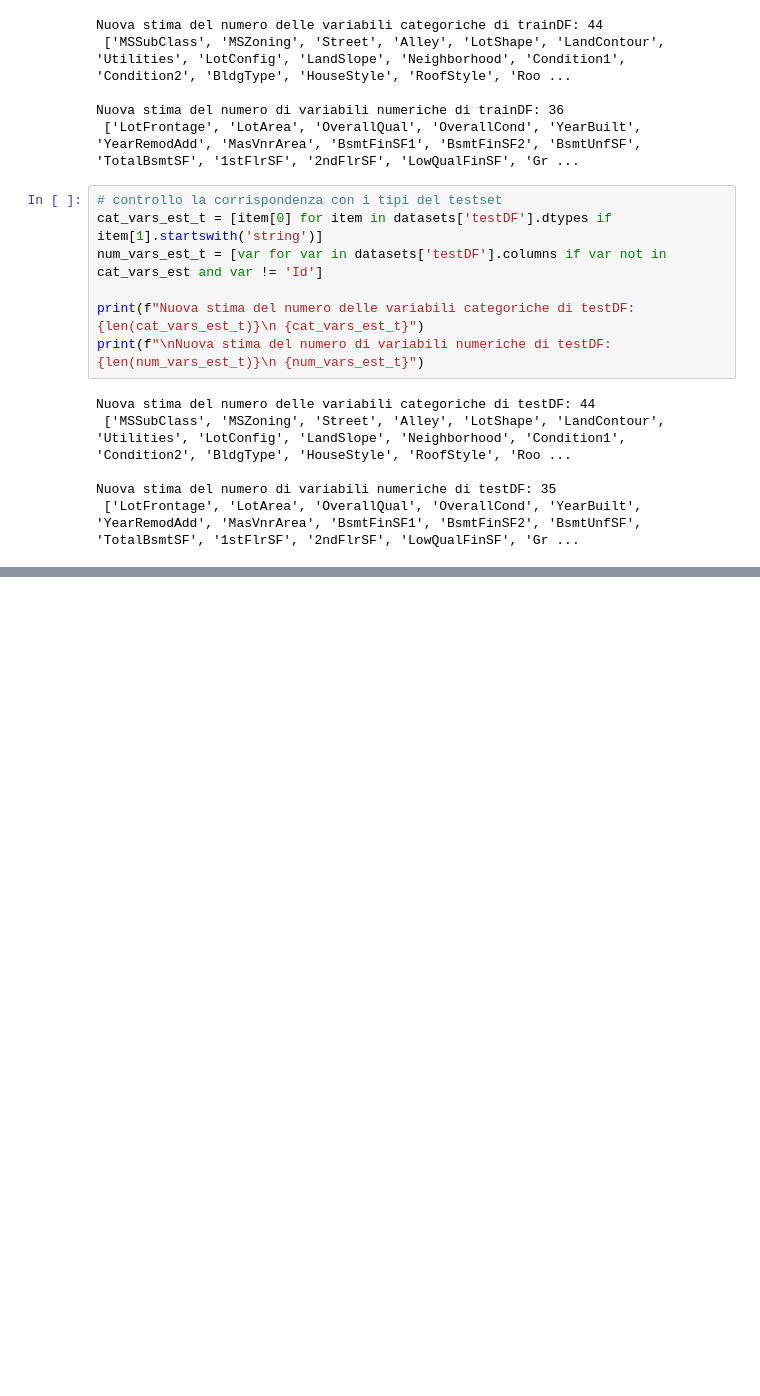
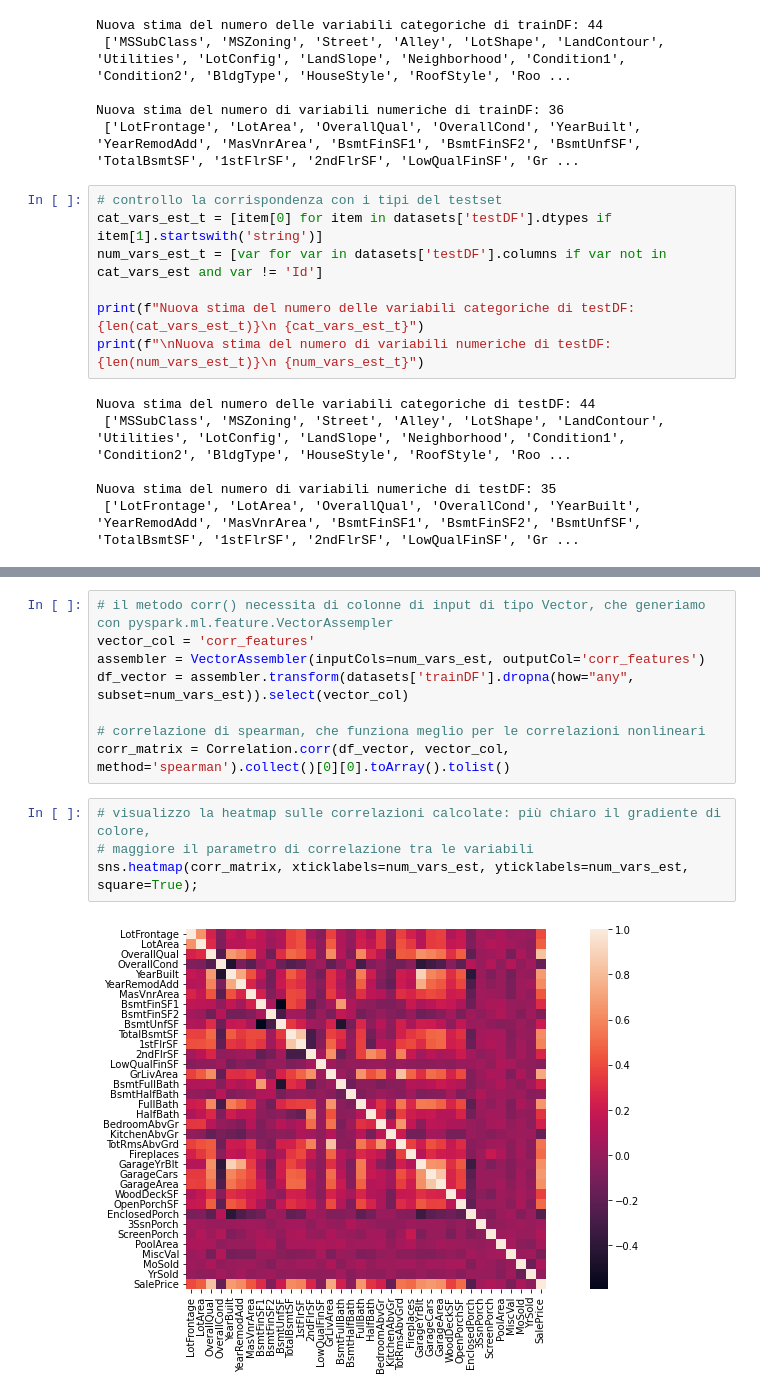
Before and after one commit to salvatorezam/House-Prices---Advanced-Regression-Techniques, a Jupyter notebook: house_prices_zammuto.ipynb, the cells around one changed output, grey strips where cells are left out. Saved outputs shown, nothing was run; the diff lists cells and outputs as text; blank space fills up the shorter version.

```diff
--- a/house_prices_zammuto.ipynb
+++ b/house_prices_zammuto.ipynb
@@ -363,0 +417,14 @@ Fence: Fence quality
+# %%
+# il metodo corr() necessita di colonne di input di tipo Vector, che generiamo con pyspark.ml.feature.VectorAssempler
+vector_col = 'corr_features'
+assembler = VectorAssembler(inputCols=num_vars_est, outputCol='corr_features')
+df_vector = assembler.transform(datasets['trainDF'].dropna(how="any", subset=num_vars_est)).select(vector_col)
+
+# correlazione di spearman, che funziona meglio per le correlazioni nonlineari
+corr_matrix = Correlation.corr(df_vector, vector_col, method='spearman').collect()[0][0].toArray().tolist()
+# %%
+# visualizzo la heatmap sulle correlazioni calcolate: più chiaro il gradiente di colore,
+# maggiore il parametro di correlazione tra le variabili
+sns.heatmap(corr_matrix, xticklabels=num_vars_est, yticklabels=num_vars_est, square=True);
+# %% [output]
+[figure, added]
```
Also changed, not shown: parts of 22 cells of this notebook.
